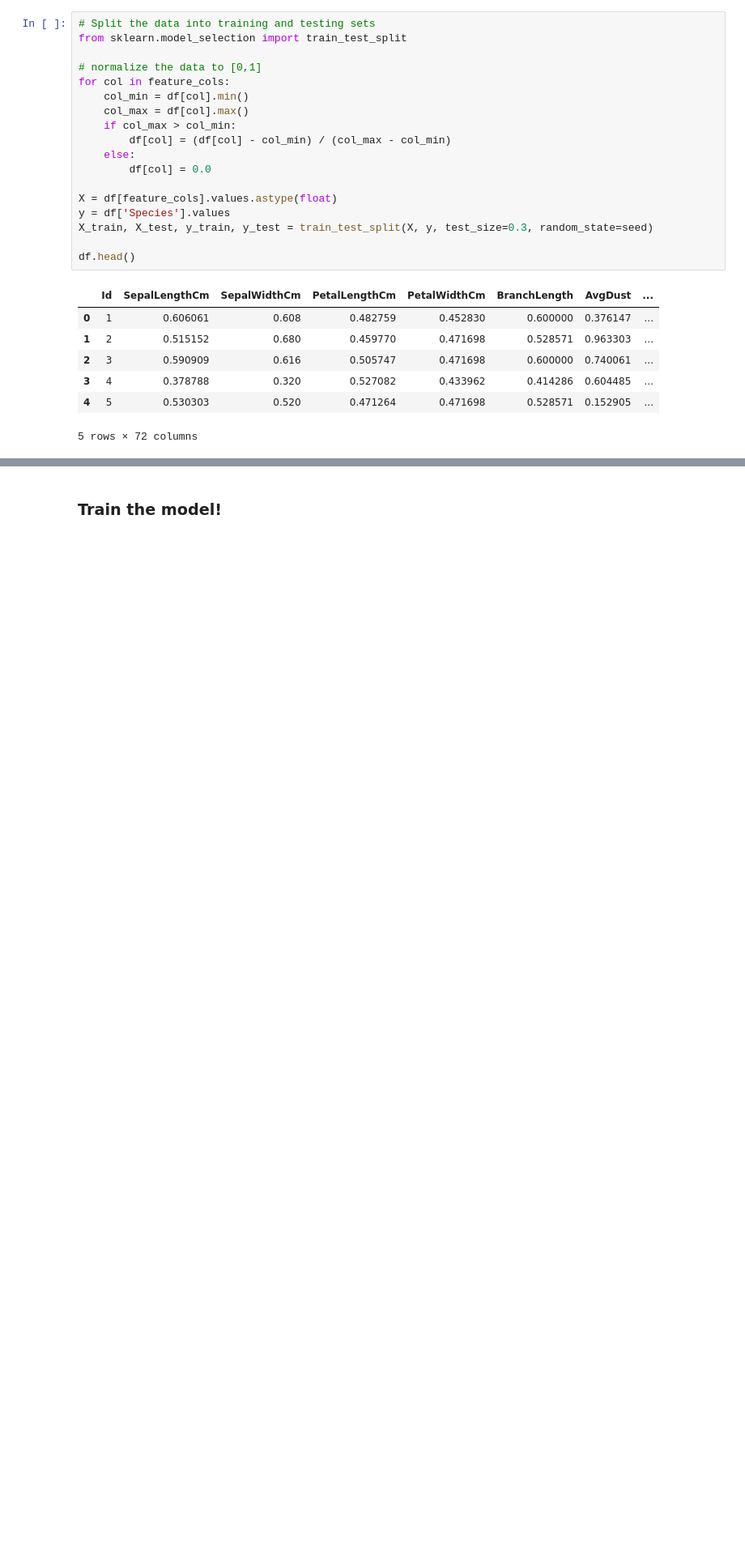
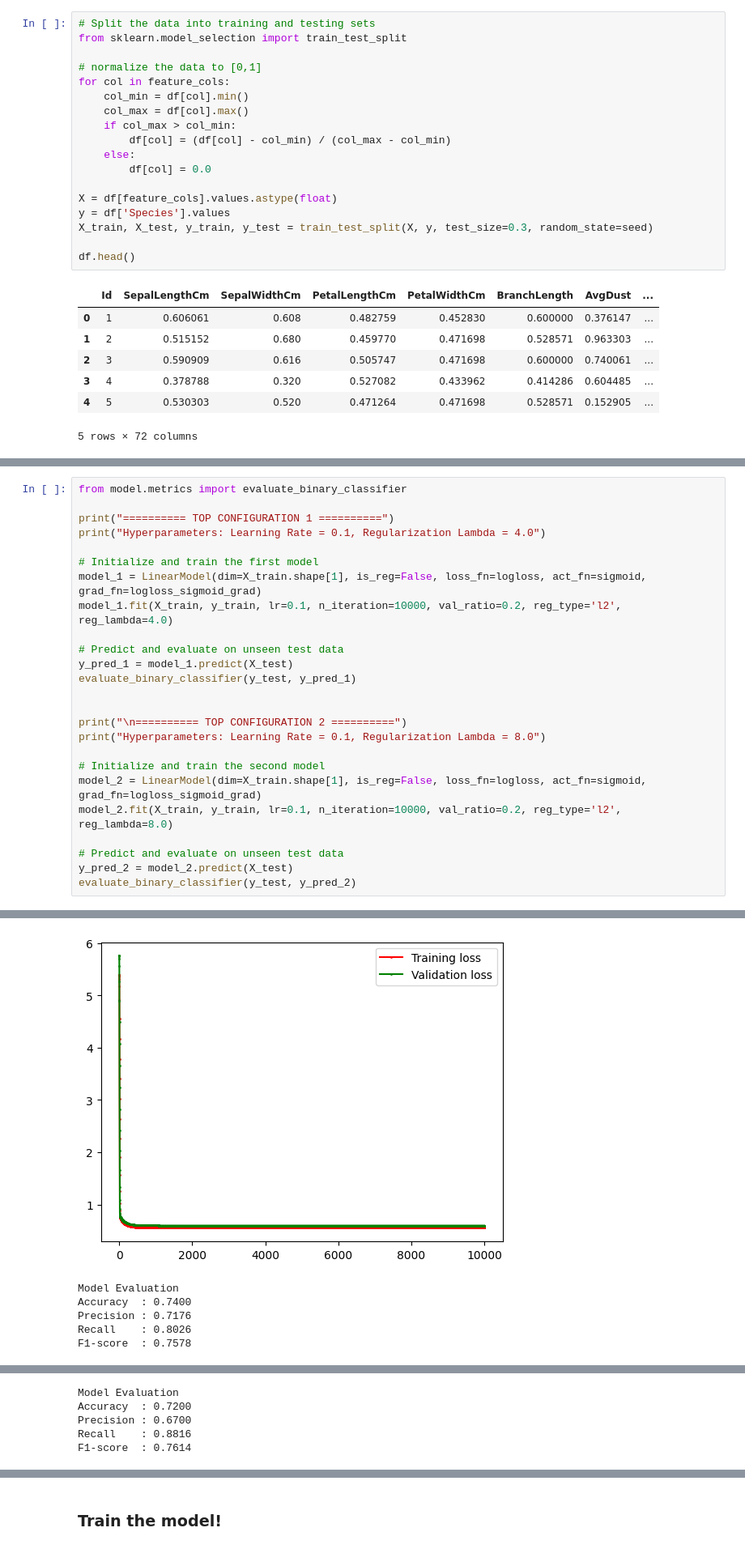
Before and after one commit to chloebega/DM2026-Assignment-1, a Jupyter notebook: Real_World_Classification.ipynb, the cells around one changed output, grey strips where cells are left out. Shown at 81% size. Saved outputs shown, nothing was run; the diff lists cells and outputs as text; blank space fills up the shorter version.

```diff
--- a/Real_World_Classification.ipynb
+++ b/Real_World_Classification.ipynb
@@ -202,0 +277,26 @@ df.head()
+# %%
+from model.metrics import evaluate_binary_classifier
+
+print("========== TOP CONFIGURATION 1 ==========")
+print("Hyperparameters: Learning Rate = 0.1, Regularization Lambda = 4.0")
+
+# Initialize and train the first model
+model_1 = LinearModel(dim=X_train.shape[1], is_reg=False, loss_fn=logloss, act_fn=sigmoid, grad_fn=logloss_sigmoid_grad)
+model_1.fit(X_train, y_train, lr=0.1, n_iteration=10000, val_ratio=0.2, reg_type='l2', reg_lambda=4.0)
+
+# Predict and evaluate on unseen test data
+y_pred_1 = model_1.predict(X_test)
+evaluate_binary_classifier(y_test, y_pred_1)
+
+
+print("\n========== TOP CONFIGURATION 2 ==========")
+print("Hyperparameters: Learning Rate = 0.1, Regularization Lambda = 8.0")
+
+# Initialize and train the second model
+model_2 = LinearModel(dim=X_train.shape[1], is_reg=False, loss_fn=logloss, act_fn=sigmoid, grad_fn=logloss_sigmoid_grad)
+model_2.fit(X_train, y_train, lr=0.1, n_iteration=10000, val_ratio=0.2, reg_type='l2', reg_lambda=8.0)
+
+# Predict and evaluate on unseen test data
+y_pred_2 = model_2.predict(X_test)
+evaluate_binary_classifier(y_test, y_pred_2)
+# %% [output]
@@ -202,0 +320,6 @@ df.head()
+[figure, added]
+Model Evaluation
+Accuracy  : 0.7400
+Precision : 0.7176
+Recall    : 0.8026
+F1-score  : 0.7578
@@ -202,0 +345,5 @@ df.head()
+Model Evaluation
+Accuracy  : 0.7200
+Precision : 0.6700
+Recall    : 0.8816
+F1-score  : 0.7614
```
Also changed, not shown: parts of 9 cells of this notebook, 1 other file.
